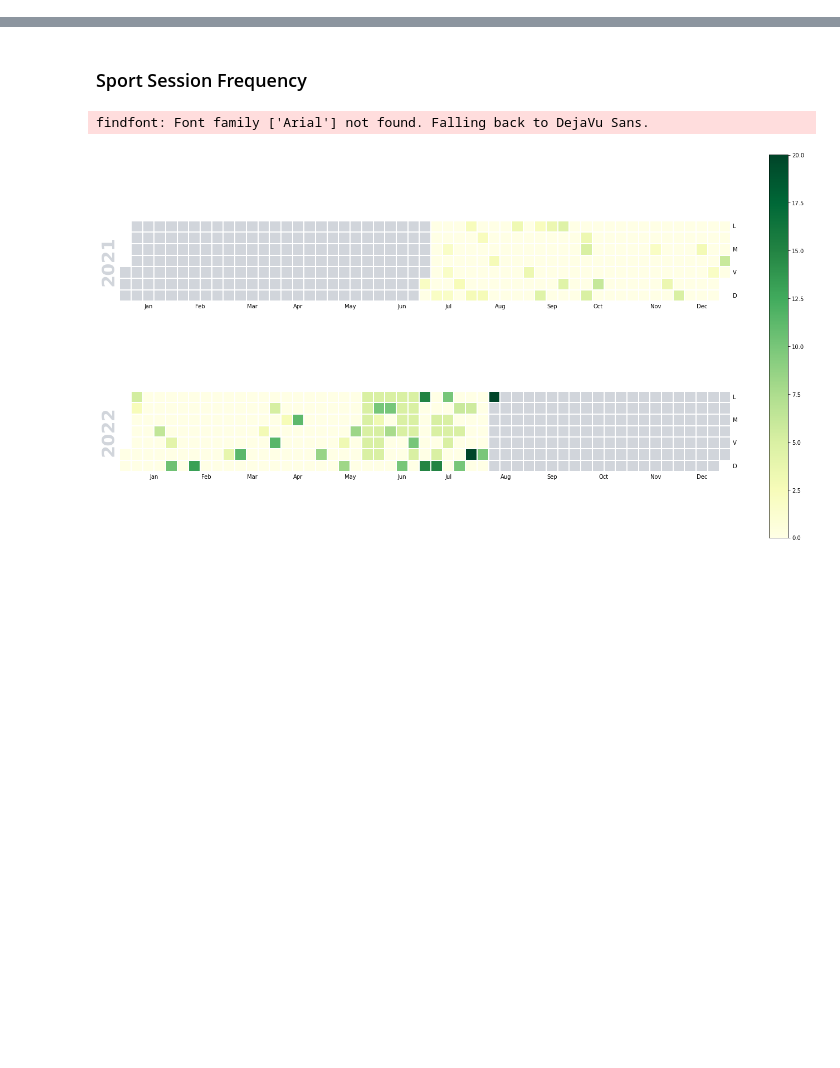
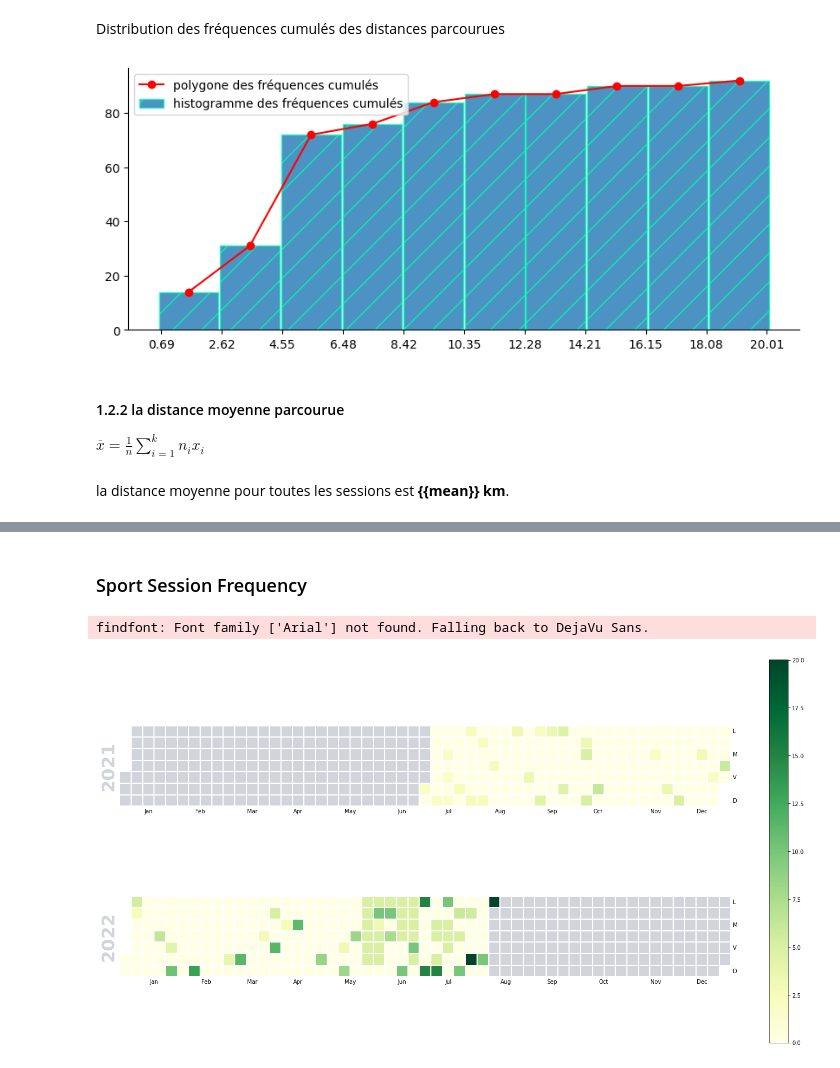
Before and after one commit to bernard-ng/running-visualization, a Jupyter notebook: running_data_visualization.ipynb, the cells around one changed output, grey strips where cells are left out. Cells and saved outputs as stored; diff of their text form; code cells hidden in the pictures; blank space fills up the shorter version.

```diff
--- a/running_data_visualization.ipynb
+++ b/running_data_visualization.ipynb
@@ -149,0 +233,17 @@ colors = {
+# %% [markdown]
+Distribution des fréquences cumulés des distances parcourues
+# %%
+fig, ax = plt.subplots(figsize=(10, 4), dpi=100)
+ax.spines['right'].set_visible(False)
+ax.spines['top'].set_visible(False)
+plt.bar(xi, Ni, width=1.9, hatch="/", edgecolor="#05FFBA", alpha=0.8, label="histogramme des fréquences cumulés")
+plt.plot(xi, Ni, color='red', marker='o', linestyle='-', label="polygone des fréquences cumulés")
+plt.xticks(bins);
+plt.legend();
+plt.show();
+# %% [output]
+[figure, added]
+# %% [markdown]
+#### 1.2.2 la distance moyenne parcourue
+
+$\overline{x} = \frac{1}{n} \sum_{i = 1}^{k} n_{i}x_{i}$
@@ -149,0 +252,2 @@ colors = {
+# %% [markdown]
+la distance moyenne pour toutes les sessions est **{{mean}} km**.
```
Also changed, not shown: parts of 40 cells of this notebook.
